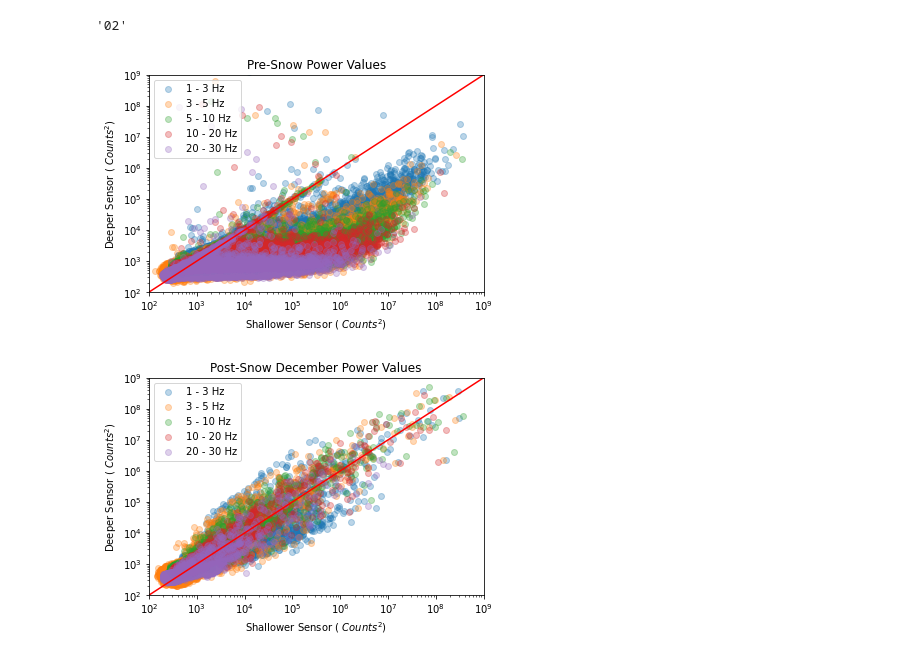
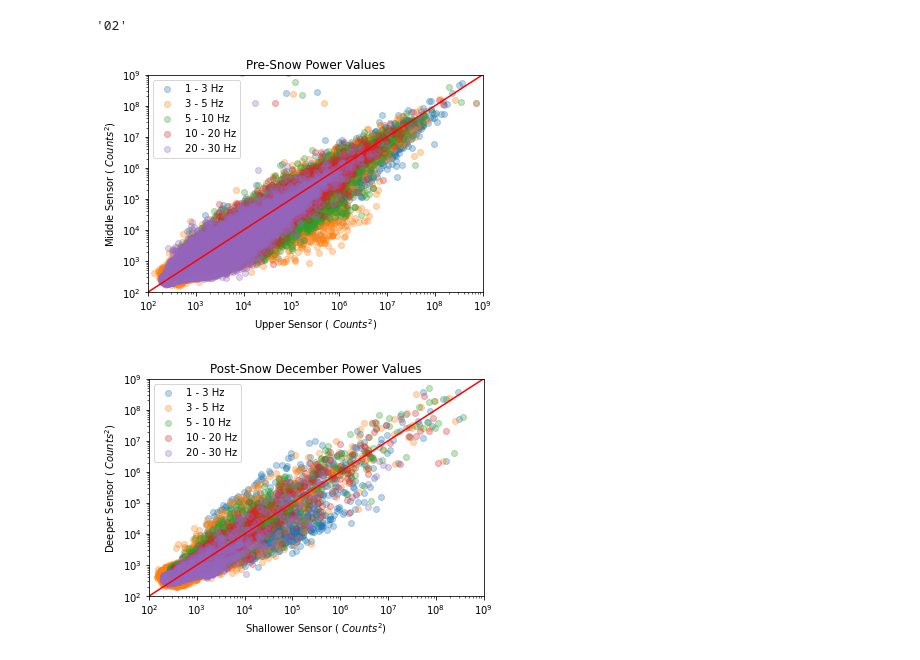
Before and after one commit to ZachHoppinen/infrasound-snow-attenuation, a Jupyter notebook: src/analysis/power_analysis.ipynb, the cells around one changed output. Saved outputs shown, nothing was run; the diff lists cells and outputs as text; code cells hidden in the pictures.

```diff
--- a/src/analysis/power_analysis.ipynb
+++ b/src/analysis/power_analysis.ipynb
@@ -37,37 +37,37 @@ for freqs in filter_freq:
     full = obspy.Stream()
     for d in tqdm(pre_snow,  desc= f"{freqs[0]} - {freqs[1]}", unit="day"):
         # a += 1
         # if a == 3 or a ==4:
             for f in glob(os.path.join(in_dir, f'c0be4{d}*'), recursive= True):
                 tr = obspy.read(os.path.join(f))[0]
                 tr.detrend("linear")
                 #st.taper(max_percentage=0.05, type="hann")
                 tr.filter(type = 'bandpass', freqmin = freqs[0], freqmax = freqs[1])
                 new_tr = obspy.Trace(data = pd.Series(tr.data**2).rolling(window=10).mean().values, header = tr.stats)
                 new_tr.decimate(factor = 10, no_filter = True)
                 full.append(new_tr)
     full = full.merge(method = 0)
     sr = full[0].stats['sampling_rate']
     tr_top = pd.Series(full.select(channel = 'p2').pop().data).rolling(window = int(10*sr)).mean()
-    tr_bottom = pd.Series(full.select(channel = 'p0').pop().data).rolling(window = int(10*sr)).mean()
+    tr_bottom = pd.Series(full.select(channel = 'p1').pop().data).rolling(window = int(10*sr)).mean()
     tr_top = tr_top.iloc[::int(10*sr)]
     tr_bottom = tr_bottom.iloc[::int(10*sr)]
     ax.scatter(tr_top, tr_bottom, label = f"{freqs[0]} - {freqs[1]} Hz", alpha = 0.3)
 plt.yscale('log')
 plt.xscale('log')
-plt.ylabel('Deeper Sensor ($~Counts^{2}$)')
-plt.xlabel('Shallower Sensor ($~Counts^{2}$)')
+plt.ylabel('Middle Sensor ($~Counts^{2}$)')
+plt.xlabel('Upper Sensor ($~Counts^{2}$)')
 plt.ylim(1e2,1e9)
 plt.xlim(1e2,1e9)
 ax.legend(loc = 'upper left')
 line = mlines.Line2D([0, 1], [0, 1], color='red')
 transform = ax.transAxes
 line.set_transform(transform)
 ax.add_line(line)
 plt.title('Pre-Snow Power Values')
 plt.show()
 # %% [output]
-[figure, old version]
+[figure, new version]
 # %%
 filter_freq = [(1,3),(3,5),(5,10),(10,20),(20,30)]
 #filter_freq = [(1,3),(20,30)]
```
Also changed, not shown: parts of 1 cell of this notebook, 1 other file.
